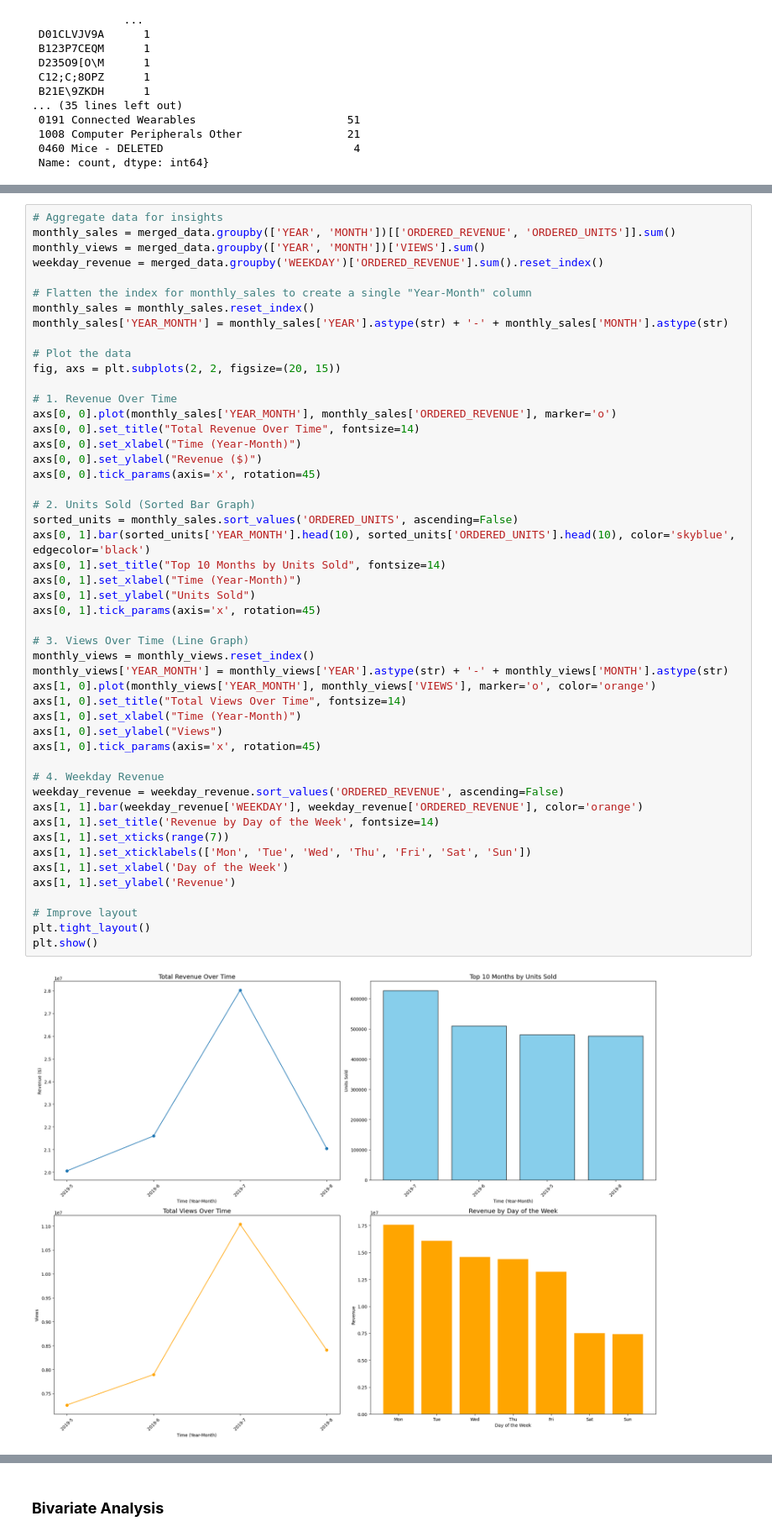
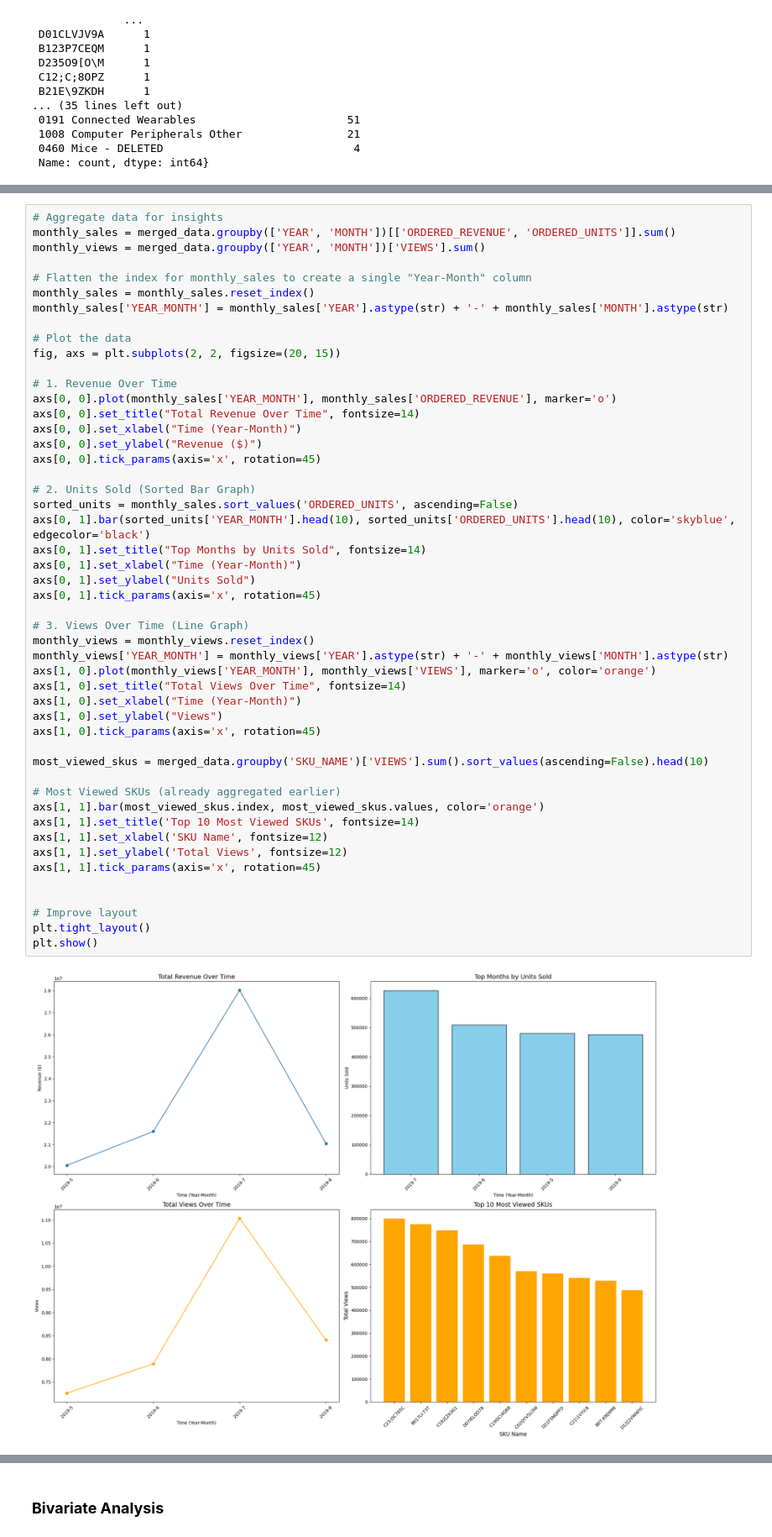
Before and after one commit to mohithsaran/GurujiAstroAssignment, a Jupyter notebook: Sales_Analytics.ipynb, the cells around one changed output, grey strips where cells are left out. Shown at 84% size. Saved outputs shown, nothing was run; the diff lists cells and outputs as text.

```diff
--- a/Sales_Analytics.ipynb
+++ b/Sales_Analytics.ipynb
@@ -366,7 +391,6 @@ plt.show()
 # Aggregate data for insights
 monthly_sales = merged_data.groupby(['YEAR', 'MONTH'])[['ORDERED_REVENUE', 'ORDERED_UNITS']].sum()
 monthly_views = merged_data.groupby(['YEAR', 'MONTH'])['VIEWS'].sum()
-weekday_revenue = merged_data.groupby('WEEKDAY')['ORDERED_REVENUE'].sum().reset_index()
 
 # Flatten the index for monthly_sales to create a single "Year-Month" column
 monthly_sales = monthly_sales.reset_index()
@@ -376,40 +400,41 @@ monthly_sales['YEAR_MONTH'] = monthly_sales['YEAR'].astype(str) + '-' + monthly_
 fig, axs = plt.subplots(2, 2, figsize=(20, 15))
 
 # 1. Revenue Over Time
 axs[0, 0].plot(monthly_sales['YEAR_MONTH'], monthly_sales['ORDERED_REVENUE'], marker='o')
 axs[0, 0].set_title("Total Revenue Over Time", fontsize=14)
 axs[0, 0].set_xlabel("Time (Year-Month)")
 axs[0, 0].set_ylabel("Revenue ($)")
 axs[0, 0].tick_params(axis='x', rotation=45)
 
 # 2. Units Sold (Sorted Bar Graph)
 sorted_units = monthly_sales.sort_values('ORDERED_UNITS', ascending=False)
 axs[0, 1].bar(sorted_units['YEAR_MONTH'].head(10), sorted_units['ORDERED_UNITS'].head(10), color='skyblue', edgecolor='black')
-axs[0, 1].set_title("Top 10 Months by Units Sold", fontsize=14)
+axs[0, 1].set_title("Top Months by Units Sold", fontsize=14)
 axs[0, 1].set_xlabel("Time (Year-Month)")
 axs[0, 1].set_ylabel("Units Sold")
 axs[0, 1].tick_params(axis='x', rotation=45)
 
 # 3. Views Over Time (Line Graph)
 monthly_views = monthly_views.reset_index()
 monthly_views['YEAR_MONTH'] = monthly_views['YEAR'].astype(str) + '-' + monthly_views['MONTH'].astype(str)
 axs[1, 0].plot(monthly_views['YEAR_MONTH'], monthly_views['VIEWS'], marker='o', color='orange')
 axs[1, 0].set_title("Total Views Over Time", fontsize=14)
 axs[1, 0].set_xlabel("Time (Year-Month)")
 axs[1, 0].set_ylabel("Views")
 axs[1, 0].tick_params(axis='x', rotation=45)
 
-# 4. Weekday Revenue
-weekday_revenue = weekday_revenue.sort_values('ORDERED_REVENUE', ascending=False)
-axs[1, 1].bar(weekday_revenue['WEEKDAY'], weekday_revenue['ORDERED_REVENUE'], color='orange')
-axs[1, 1].set_title('Revenue by Day of the Week', fontsize=14)
-axs[1, 1].set_xticks(range(7))
-axs[1, 1].set_xticklabels(['Mon', 'Tue', 'Wed', 'Thu', 'Fri', 'Sat', 'Sun'])
-axs[1, 1].set_xlabel('Day of the Week')
-axs[1, 1].set_ylabel('Revenue')
+most_viewed_skus = merged_data.groupby('SKU_NAME')['VIEWS'].sum().sort_values(ascending=False).head(10)
+
+# Most Viewed SKUs (already aggregated earlier)
+axs[1, 1].bar(most_viewed_skus.index, most_viewed_skus.values, color='orange')
+axs[1, 1].set_title('Top 10 Most Viewed SKUs', fontsize=14)
+axs[1, 1].set_xlabel('SKU Name', fontsize=12)
+axs[1, 1].set_ylabel('Total Views', fontsize=12)
+axs[1, 1].tick_params(axis='x', rotation=45)
+
 
 # Improve layout
 plt.tight_layout()
 plt.show()
 # %% [output]
-[figure, old version]
+[figure, new version]
```
Also changed, not shown: parts of 4 cells of this notebook.
